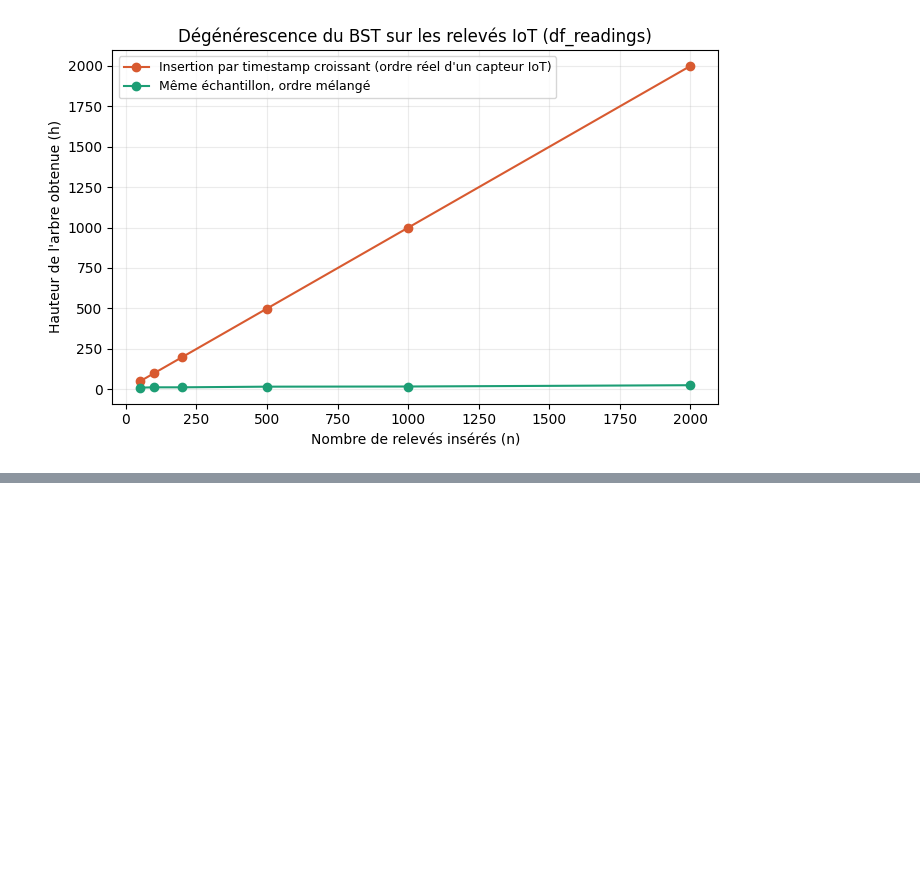
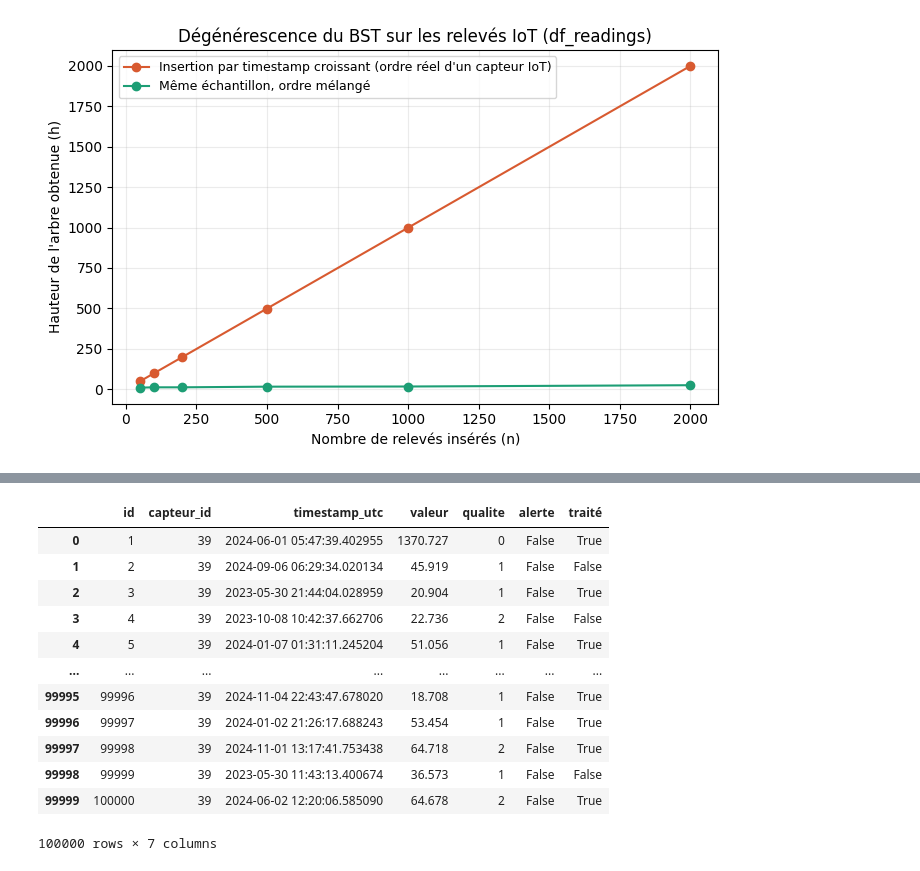
Before and after one commit to Capcodex/Memoire_algo_dev, a Jupyter notebook: exploration.ipynb, the cells around one changed output, grey strips where cells are left out. Drawn from its saved outputs; the diff is of its cells as text; code cells hidden in the pictures; blank space fills up the shorter version.

```diff
--- a/exploration.ipynb
+++ b/exploration.ipynb
@@ -513,0 +349,16 @@ n= 2000  |  hauteur (chronologique) = 1999  |  hauteur (mélangée) =   25
+# %%
+df_readings
+# %% [output]
+|  | id | capteur_id | timestamp_utc | valeur | qualite | alerte | traité |
+| 0 | 1 | 39 | 2024-06-01 05:47:39.402955 | 1370.727 | 0 | False | True |
+| 1 | 2 | 39 | 2024-09-06 06:29:34.020134 | 45.919 | 1 | False | False |
+| 2 | 3 | 39 | 2023-05-30 21:44:04.028959 | 20.904 | 1 | False | True |
+| 3 | 4 | 39 | 2023-10-08 10:42:37.662706 | 22.736 | 2 | False | False |
+| 4 | 5 | 39 | 2024-01-07 01:31:11.245204 | 51.056 | 1 | False | True |
+| ... | ... | ... | ... | ... | ... | ... | ... |
+| 99995 | 99996 | 39 | 2024-11-04 22:43:47.678020 | 18.708 | 1 | False | True |
+| 99996 | 99997 | 39 | 2024-01-02 21:26:17.688243 | 53.454 | 1 | False | True |
+| 99997 | 99998 | 39 | 2024-11-01 13:17:41.753438 | 64.718 | 2 | False | True |
+| 99998 | 99999 | 39 | 2023-05-30 11:43:13.400674 | 36.573 | 1 | False | False |
+| 99999 | 100000 | 39 | 2024-06-02 12:20:06.585090 | 64.678 | 2 | False | True |
+100000 rows × 7 columns
```
Also changed, not shown: parts of 11 cells of this notebook, 2 other files.
